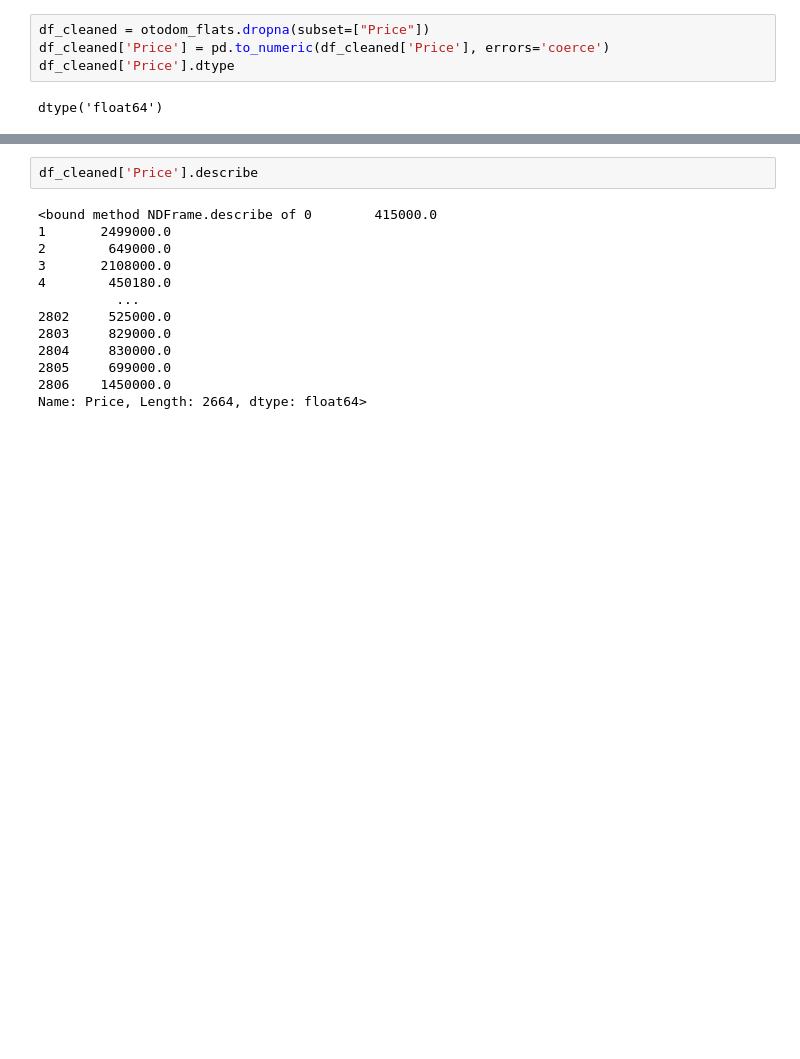
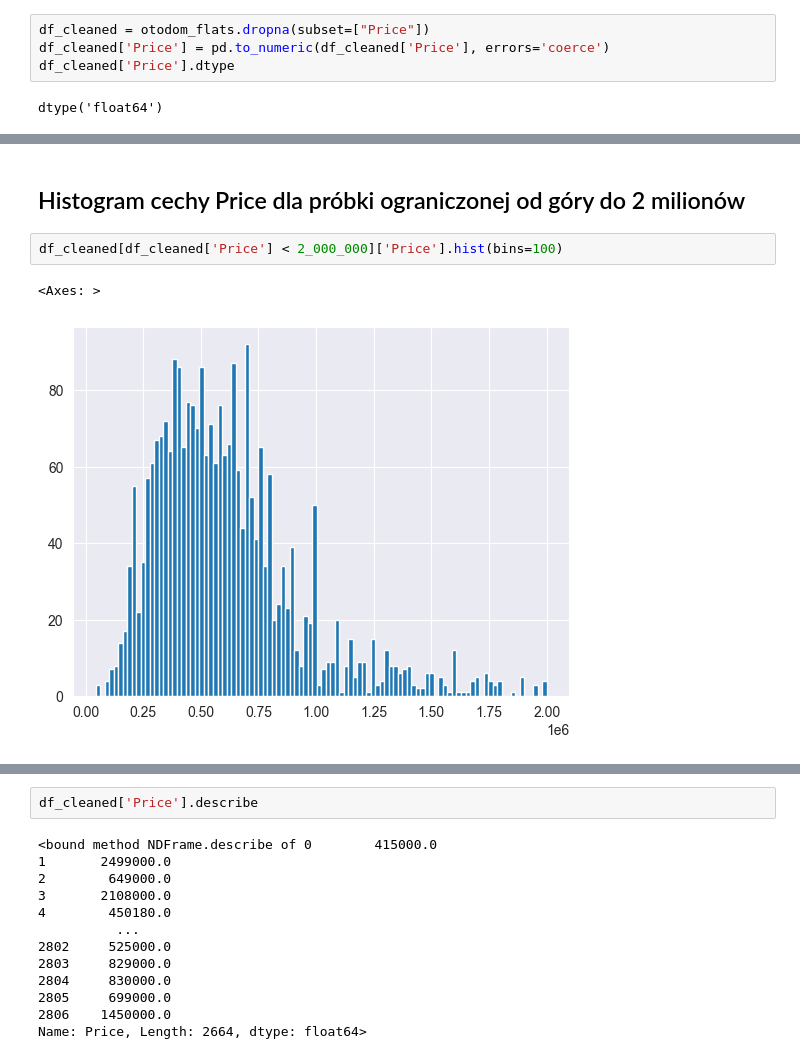
Before and after one commit to Bart140/metody_wstepnego_przetwarzania_danych, a Jupyter notebook: LAB02/lab02.ipynb, the cells around one changed output, grey strips where cells are left out. Cells and saved outputs as stored; diff of their text form; blank space fills up the shorter version.

```diff
--- a/LAB02/lab02.ipynb
+++ b/LAB02/lab02.ipynb
@@ -51,0 +68,7 @@ df_cleaned.plot.hist(bins = 100)
+# %% [markdown]
+## Histogram cechy Price dla próbki ograniczonej od góry do 2 milionów
+# %%
+df_cleaned[df_cleaned['Price'] < 2_000_000]['Price'].hist(bins=100)
+# %% [output]
+<Axes: >
+[figure, added]
```
Also changed, not shown: parts of 36 cells of this notebook.
